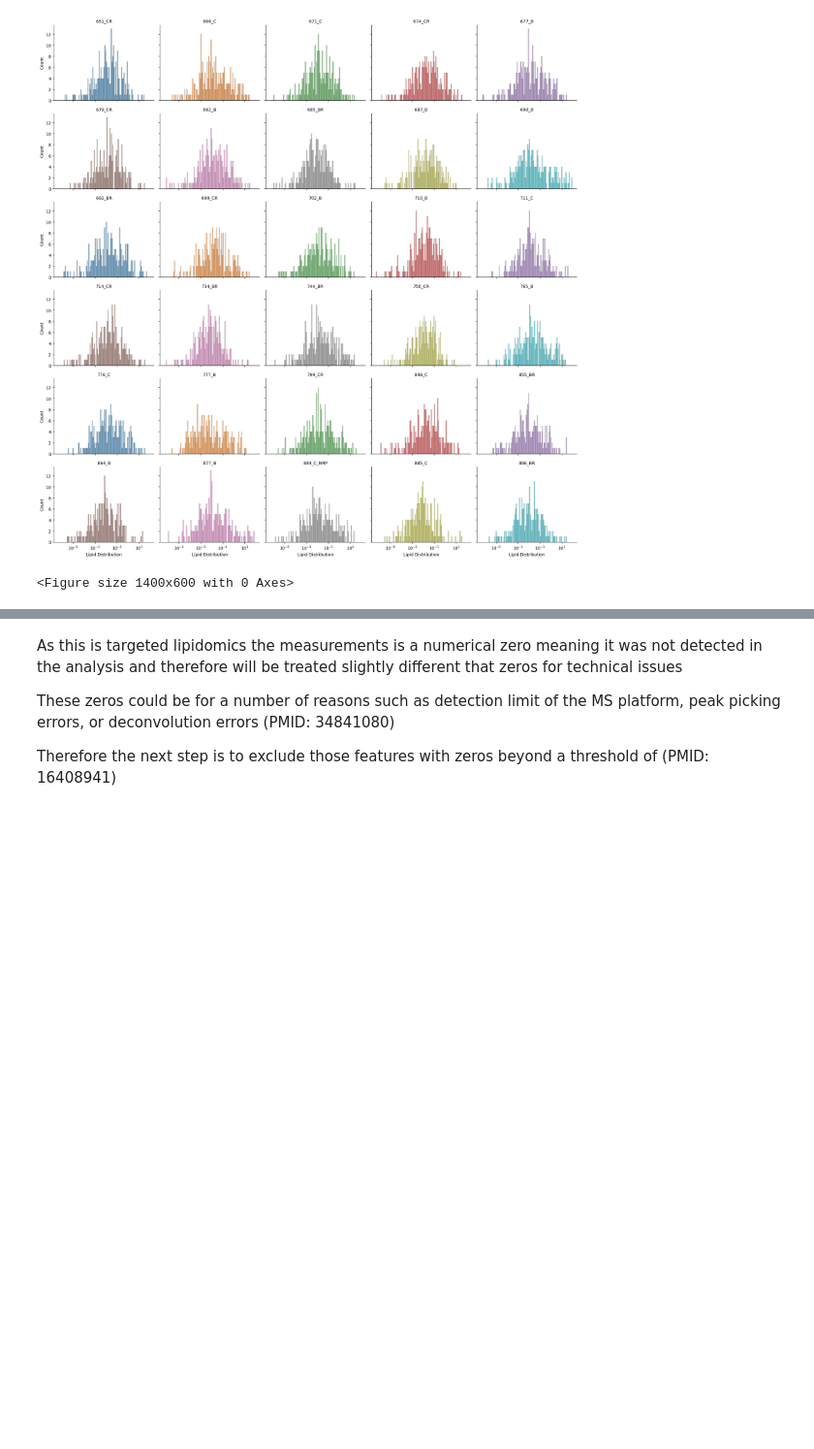
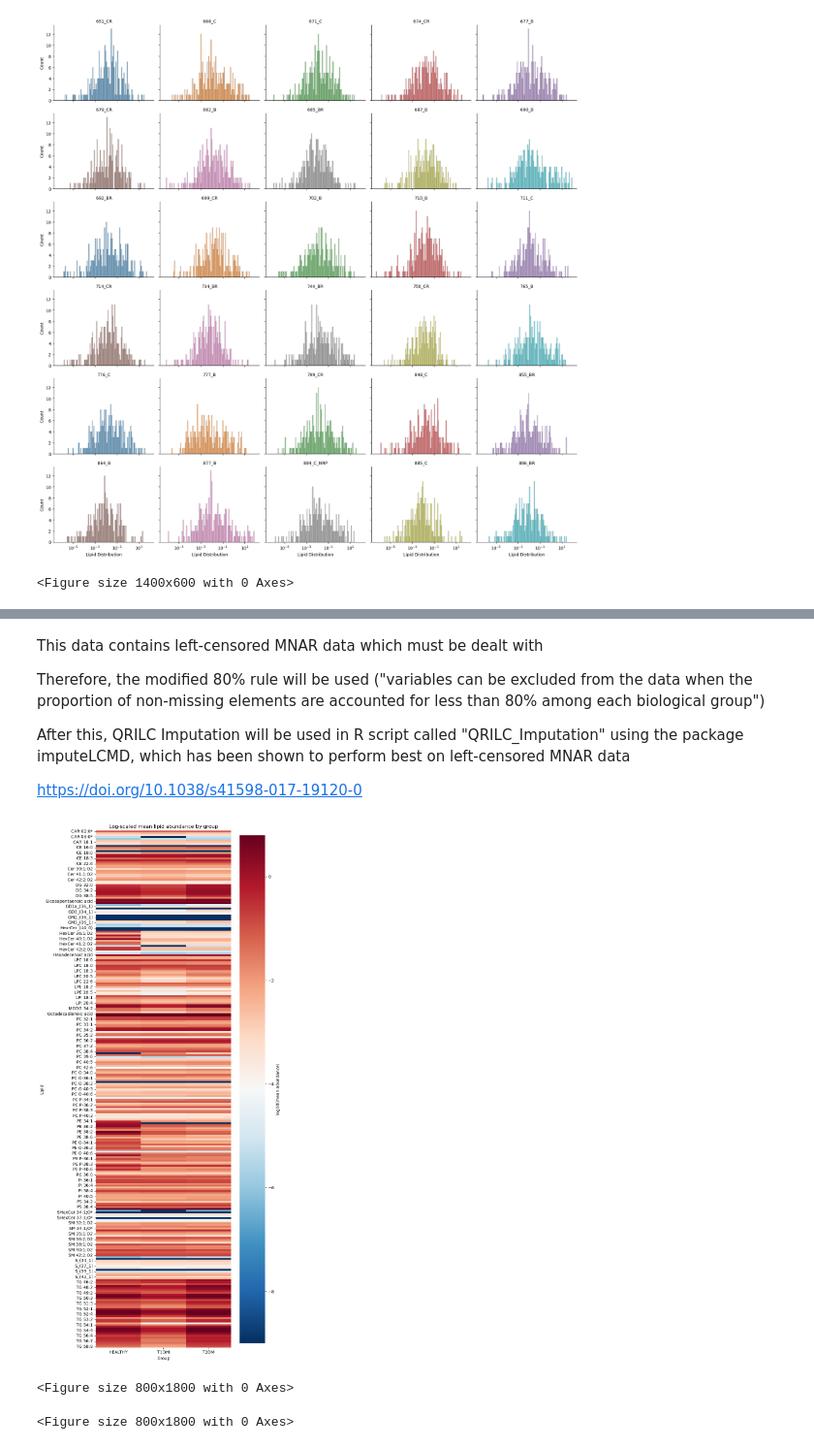
Before and after one commit to hafarah/Targeted_Lipidomics_Pancreas, a Jupyter notebook: Data_cleaning_transformation.ipynb, the cells around one changed output, grey strips where cells are left out. Shown at 97% size. Cells and saved outputs as stored; diff of their text form; code cells hidden in the pictures; blank space fills up the shorter version.

Commit message:
ran modified 80 rule and ran QRLIC imputation. Generated heatmaps. Next step is PCA plots

```diff
--- a/Data_cleaning_transformation.ipynb
+++ b/Data_cleaning_transformation.ipynb
@@ -131,6 +115,13 @@ lipidomicsLongRawDf = lipidomicsRawAnalysisDf.reset_index().melt(
     var_name = 'Lipid',
     value_name = 'Distribution'
 )
+
+# For simplicity rename T1DM_T2DM to T1DM and change the GESTATIONAL DIABETES to HEALTHY
+lipidomicsLongRawDf['Group'] = lipidomicsLongRawDf['Group'].replace({
+    'T1DM_T2DM': 'T1DM',
+    'GESTATIONAL': 'HEALTHY'
+})
+
 
 # Begin plotting using seaborn's FacetGrid to create histograms for each donor/sample.
 facetGridPlot = sns.FacetGrid(
@@ -201,6 +190,49 @@ Lipid names have been written to convertedlipidnames.txt.
 # %% [markdown]
-As this is targeted lipidomics the measurements is a numerical zero meaning it was not detected in the analysis and therefore will be treated slightly different that zeros for technical issues
+This data contains left-censored MNAR data which must be dealt with
 
-These zeros could be for a number of reasons such as detection limit of the MS platform, peak picking errors, or deconvolution errors (PMID: 34841080)
+Therefore, the modified 80% rule will be used ("variables can be excluded from the data when the proportion of non-missing elements are accounted for less than 80% among each biological group")
 
-Therefore the next step is to exclude those features with zeros beyond a threshold of  (PMID: 16408941)
+After this, QRILC Imputation will be used in R script called "QRILC_Imputation" using the package imputeLCMD, which has been shown to perform best on left-censored MNAR data
+
+https://doi.org/10.1038/s41598-017-19120-0
+# %%
+# Generate a general heatmap of all lipids across all groups
+
+lipidomicsRawAnalysisDf['Group'] = lipidomicsRawAnalysisDf['Group'].replace({
+    'T1DM_T2DM': 'T1DM',
+    'GESTATIONAL': 'HEALTHY'
+})
+
+heatmapEverythingDf = lipidomicsLongRawDf.pivot_table(
+    index='Lipid',
+    columns='Group',
+    values='Distribution',
+    aggfunc='mean'   # explicit, no magic
+)
+
+# Use log10 scale for better visualization
+pseudoCount = 1e-9
+heatmapEverythingLogDf = np.log10(heatmapEverythingDf + pseudoCount)
+
+# plot heatmap
+plt.figure(figsize=(8, 18))
+
+sns.heatmap(
+    heatmapEverythingLogDf,
+    cmap='RdBu_r',
+    robust=True,
+    cbar_kws={'label': 'log10(mean abundance)'}
+)
+
+plt.xlabel('Group')
+plt.ylabel('Lipid')
+plt.title('Log-scaled mean lipid abundance by group')
+
+plt.tight_layout()
+plt.show()
+plt.close()
+plt.figure(figsize=(8, 18))
+# %% [output]
+[figure, added]
+<Figure size 800x1800 with 0 Axes>
+<Figure size 800x1800 with 0 Axes>
```
Also changed, not shown: parts of 9 cells of this notebook, 1 other file.
